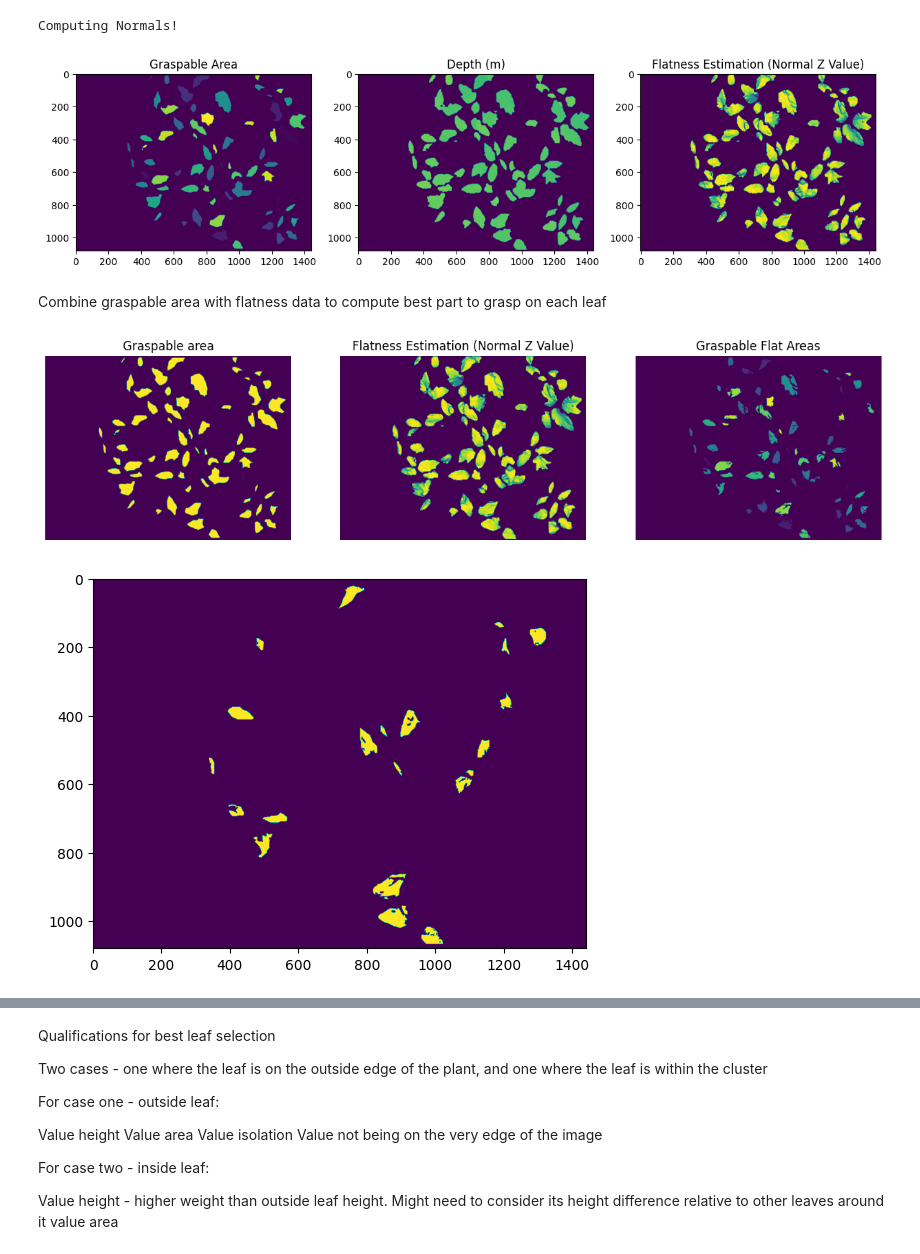
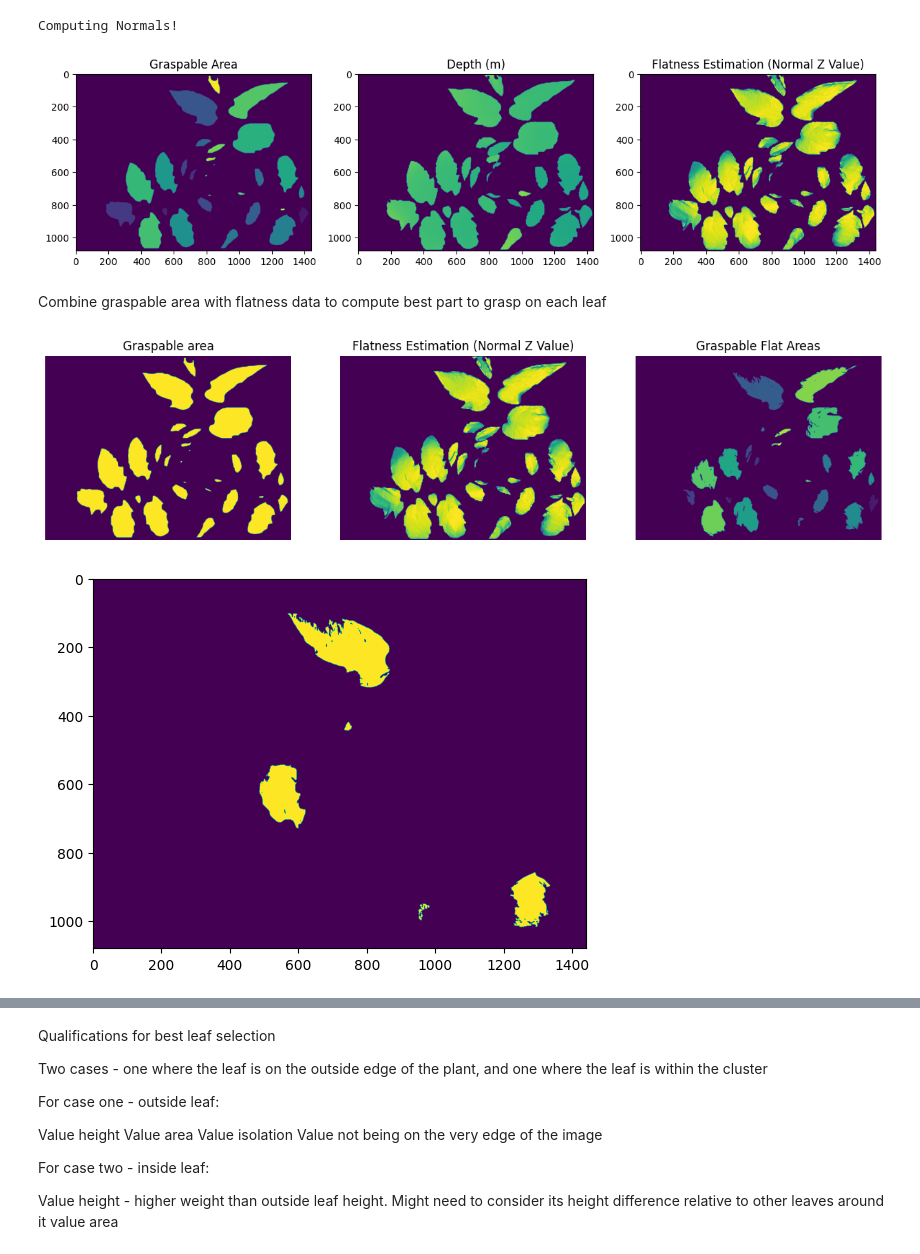
Before and after one commit to dfriishecht/leaf-grasping-point, a Jupyter notebook: PCDandDepth/pipeline_prototyping.ipynb, the cells around one changed output, grey strips where cells are left out. Drawn from its saved outputs; the diff is of its cells as text; code cells hidden in the pictures.

```diff
--- a/PCDandDepth/pipeline_prototyping.ipynb
+++ b/PCDandDepth/pipeline_prototyping.ipynb
@@ -16,6 +18,6 @@ Mask out background
 # %%
 GRASPER_CLEARANCE = 0.02 #cm clearance for bottom of grasper
 # %%
-leafs = pcm.apply_depth_mask("Pointclouds/demo_2.pcd", 'Images/aggrigated_masks2.png',
-                             "Arrays/depth2.npy", "Images/left_rect2.png",  plot=True)
+leafs = lph.apply_depth_mask("Pointclouds/demo_5.pcd", 'Images/aggrigated_masks5.png',
+                             "Arrays/depth5.npy", "Images/left_rect5.png",  plot=True)
 # %% [output]
@@ -26,7 +28,7 @@ Clean mask
 
 Small clusters with a pixel area of less than 200 are removed.
 # %%
-mask = pcm.clean_mask(leafs)
+mask = lph.clean_mask(leafs)
 
 leafs[:,:,3] = mask
 # %% [markdown]
@@ -34,6 +36,6 @@ Perform convolution with needle array to erode away leaf edges
 # %%
 depth_image = leafs[:,:,2].astype('float32')
 mask_image = leafs[:,:,3].astype('uint8')
-kernels = pcm.get_kernels(depth_image, mask_image)
-graspable_mask = pcm.compute_graspable_areas(kernels, mask_image)
+kernels = lph.get_kernels(depth_image, mask_image)
+graspable_mask = lph.compute_graspable_areas(kernels, mask_image)
 # %% [output]
@@ -90,50 +92,50 @@ ax['flatness'].imshow(leafs[:,:,4])
 ax['flatness'].set_title("Flatness Estimation (Normal Z Value)")
 plt.show()
 # %% [output]
-[figure, old version]
+[figure, new version]
 # %% [markdown]
 Combine graspable area with flatness data to compute best part to grasp on each leaf
 # %%
 alpha = 0.4
 graspable_area = binary_grasp_mask
 smooth_section = leafs[:,:,4]
 leaf_selection_a = alpha*smooth_section+(1-alpha)*graspable_area
 
 
 leaf_selection_ab = np.where(leaf_selection_a, leaf_selection_a >= np.amax(leaf_selection_a)*.95,
                                       0)
 
 leafs[:,:,3] = leaf_selection_ab*leafs[:,:,3]
-viable_leaf_regions = pcm.clean_mask(leafs)
+viable_leaf_regions = lph.clean_mask(leafs)
 
 
 fig, ax = plt.subplot_mosaic([
             ['grasp', 'flatness', 'combined']
         ], figsize=(15,10))
 
 ax['grasp'].imshow(graspable_area)
 ax['grasp'].set_title("Graspable area")
 ax['combined'].imshow(viable_leaf_regions)
 ax['combined'].set_title("Graspable Flat Areas")
 ax['flatness'].imshow(leafs[:,:,4])
 ax['flatness'].set_title("Flatness Estimation (Normal Z Value)")
 ax['grasp'].set_axis_off()
 ax['combined'].set_axis_off()
 ax['flatness'].set_axis_off()
 plt.show()
 
 # Implement function to measure reduction in area from clean up to determine if mask should still exist.
 # %% [output]
-[figure, old version]
+[figure, new version]
 # %%
 unique = np.unique(leafs[:,:,3])
-depth_list = pcm.mean_mask_depth(leafs)
-depth_list_norm = pcm.mean_mask_depth(leafs, normalized=True)
+depth_list = lph.mean_mask_depth(leafs)
+depth_list_norm = lph.mean_mask_depth(leafs, normalized=True)
 
-tall_leaves = pcm.find_tall_leaves(depth_list, leafs)
+tall_leaves = lph.find_tall_leaves(depth_list, leafs)
 plt.imshow(tall_leaves)
 plt.show()
 # %% [output]
-[figure, old version]
+[figure, new version]
 # %%
 leafs[:,:,3] = viable_leaf_regions
```
Also changed, not shown: parts of 11 cells of this notebook, 2 other files.
